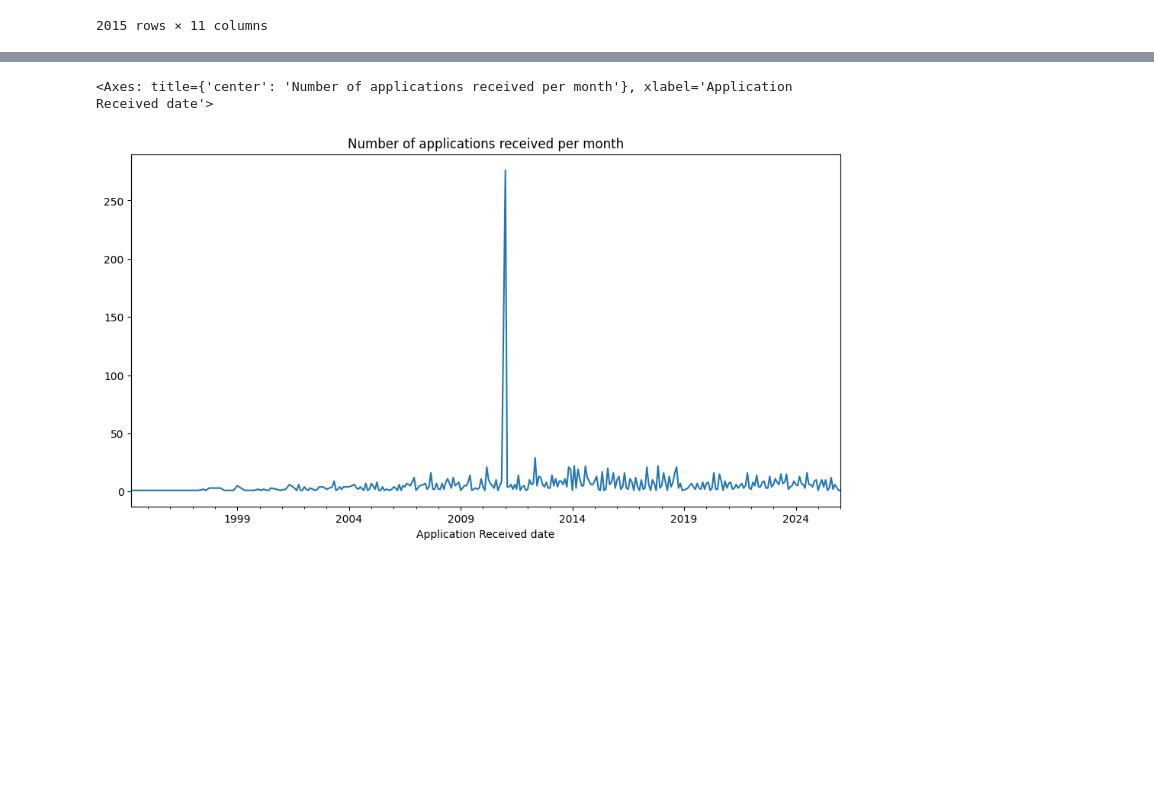
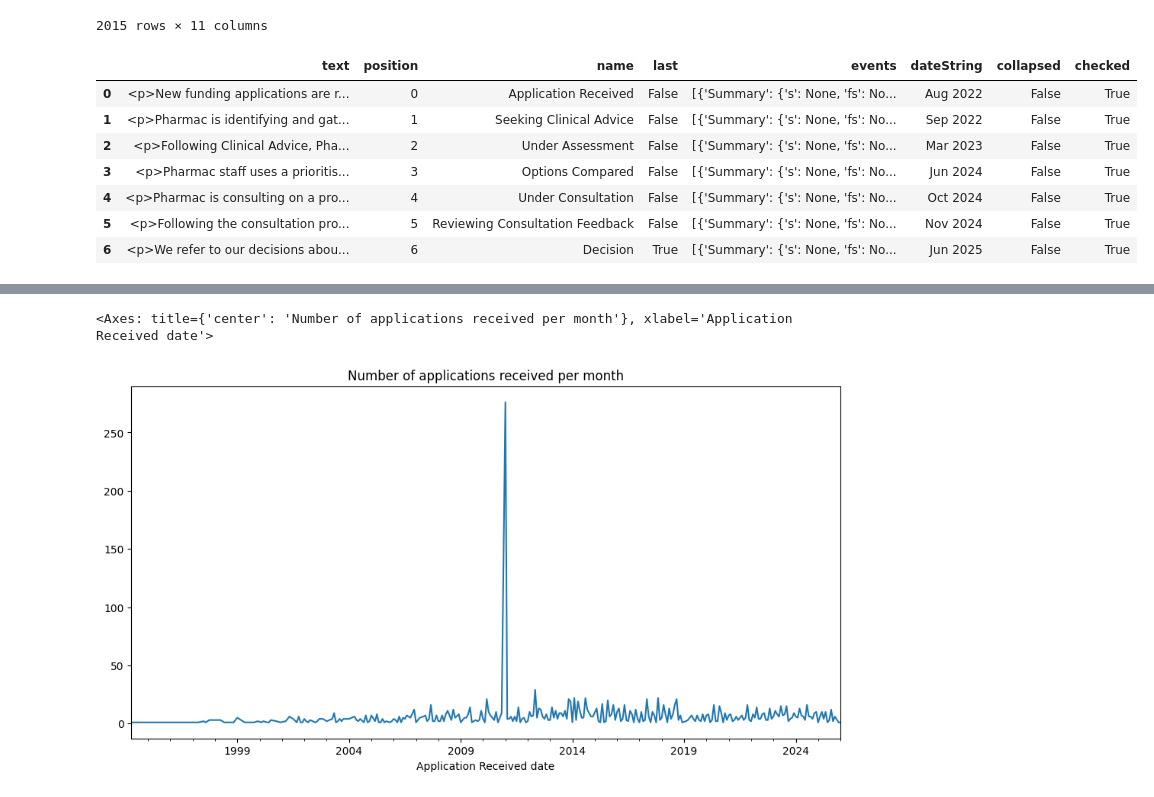
Before and after one commit to UoA-eResearch/pharmac, a Jupyter notebook: join_data.ipynb, the cells around one changed output, grey strips where cells are left out. Cells and saved outputs as stored; diff of their text form; code cells hidden in the pictures; blank space fills up the shorter version.

```diff
--- a/join_data.ipynb
+++ b/join_data.ipynb
@@ -18,3 +19,15 @@ df
 | 2013 | a0ROZ00000AQkoE2AT | SARS-CoV-2 rS (Omicron XBB.1.5) | A-04785 | NUVAXOVID XBB.1.5 | SARS-CoV-2 rS (Omicron XBB.1.5) | BIOCELECT NEW ZEALAND LIMITED | ... |
 | 2014 | a0ROZ0000070NGj2AM | Elasomeran, Elasomeran and Daveso... | A-04863 | SPIKEVAX | Elasomeran, Elasomeran and Daveso... | Moderna Australia Pty Ltd | ... |
 2015 rows × 11 columns
+# %%
+events = pd.read_json(f"applications/{df['Id'].iloc[0]}.json")
+events
+# %% [output]
+|  | text | position | name | last | events | dateString | collapsed | checked |
+| 0 | <p>New funding applications are r... | 0 | Application Received | False | [{'Summary': {'s': None, 'fs': No... | Aug 2022 | False | True |
+| 1 | <p>Pharmac is identifying and gat... | 1 | Seeking Clinical Advice | False | [{'Summary': {'s': None, 'fs': No... | Sep 2022 | False | True |
+| 2 | <p>Following Clinical Advice, Pha... | 2 | Under Assessment | False | [{'Summary': {'s': None, 'fs': No... | Mar 2023 | False | True |
+| 3 | <p>Pharmac staff uses a prioritis... | 3 | Options Compared | False | [{'Summary': {'s': None, 'fs': No... | Jun 2024 | False | True |
+| 4 | <p>Pharmac is consulting on a pro... | 4 | Under Consultation | False | [{'Summary': {'s': None, 'fs': No... | Oct 2024 | False | True |
+| 5 | <p>Following the consultation pro... | 5 | Reviewing Consultation Feedback | False | [{'Summary': {'s': None, 'fs': No... | Nov 2024 | False | True |
+| 6 | <p>We refer to our decisions abou... | 6 | Decision | True | [{'Summary': {'s': None, 'fs': No... | Jun 2025 | False | True |
```
Also changed, not shown: parts of 9 cells of this notebook, 1 other file.
